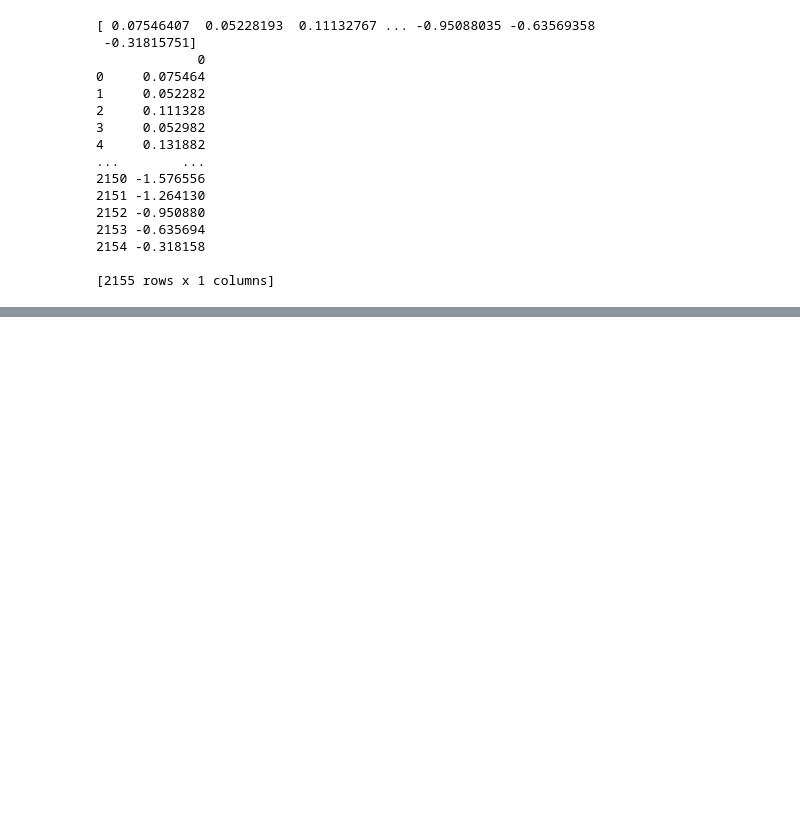
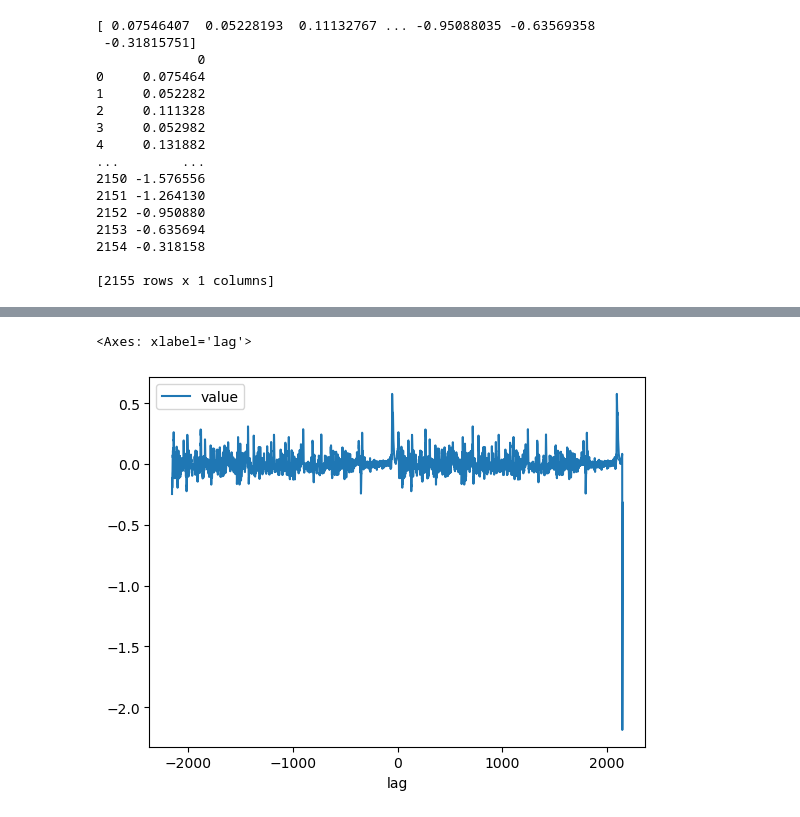
Before and after one commit to AudeAllen/PDA_Project2, a Jupyter notebook: PDA_Project2.ipynb, the cells around one changed output, grey strips where cells are left out. Saved outputs shown, nothing was run; the diff lists cells and outputs as text; code cells hidden in the pictures; blank space fills up the shorter version.

```diff
--- a/PDA_Project2.ipynb
+++ b/PDA_Project2.ipynb
@@ -1177,0 +1222,13 @@ dfCH4Tempcorrelation.to_csv (r'Roughwork_Methane/dfCH4Tempcorrelation.csv', inde
+# %%
+# Another way of plotting the lag is below
+
+full = (pd.DataFrame({'value':np.concatenate([backwards, forwards[1:]])})
+          .assign(lag=lambda x: x.index - len(backwards) )
+       )
+
+full.plot(x='lag')
+
+# https://stackoverflow.com/questions/69968668/cross-correlation-plot-in-statsmodels
+# %% [output]
+<Axes: xlabel='lag'>
+[figure, added]
```
Also changed, not shown: parts of 3 cells of this notebook, 1 other file.
